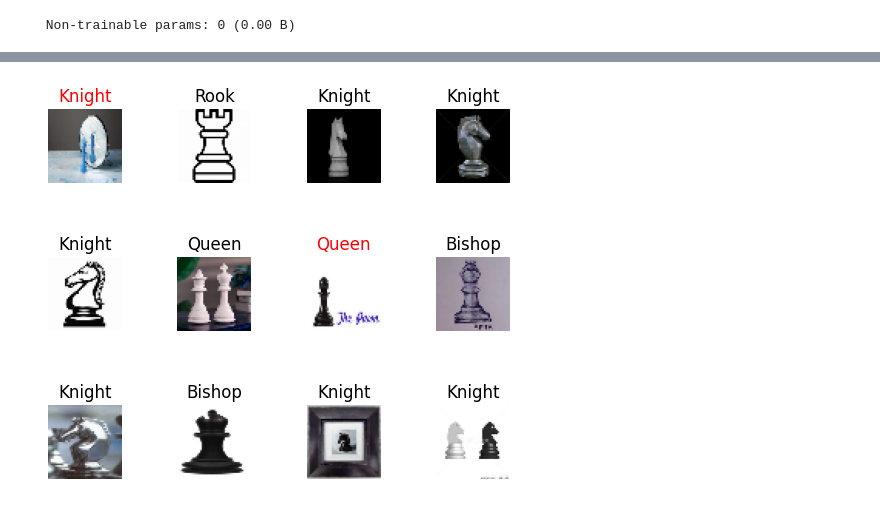
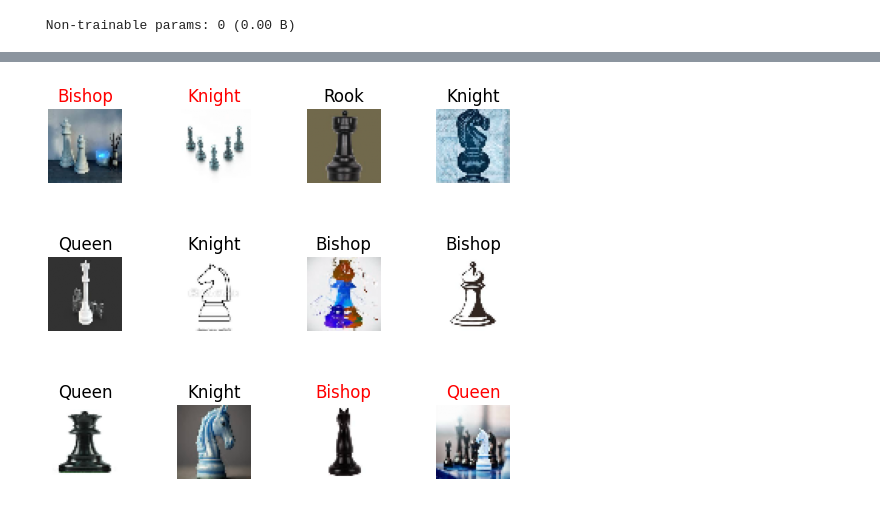
Before and after one commit to khirobenn/Deep-Learning, a Jupyter notebook: Chess piece recognizer/chess_model.ipynb, the cells around one changed output, grey strips where cells are left out. Drawn from its saved outputs; the diff is of its cells as text; code cells hidden in the pictures.

```diff
--- a/Chess piece recognizer/chess_model.ipynb
+++ b/Chess piece recognizer/chess_model.ipynb
@@ -175,18 +175,18 @@ predictions = model.predict(X_test)
 # %%
-x = 20
+x = 80
 y = x+12
 # printing some pictures of the x_test and it's predictions as title
 false_values = 0
 for i in range(x, y):
     plt.subplot(3, 4, i-x+1)
     plt.subplots_adjust(hspace=1)
     plt.imshow(X_test[i])
     plt.axis('off')
     color = 'black'
     if np.argmax(predictions[i]) != Y_test[i]:
         false_values = false_values + 1
         color = 'red'
     plt.title(CATEGORIES[np.argmax(predictions[i])], color=color)
 plt.show()
 # %% [output]
-[figure, old version]
+[figure, new version]
```
Also changed, not shown: parts of 4 cells of this notebook.
